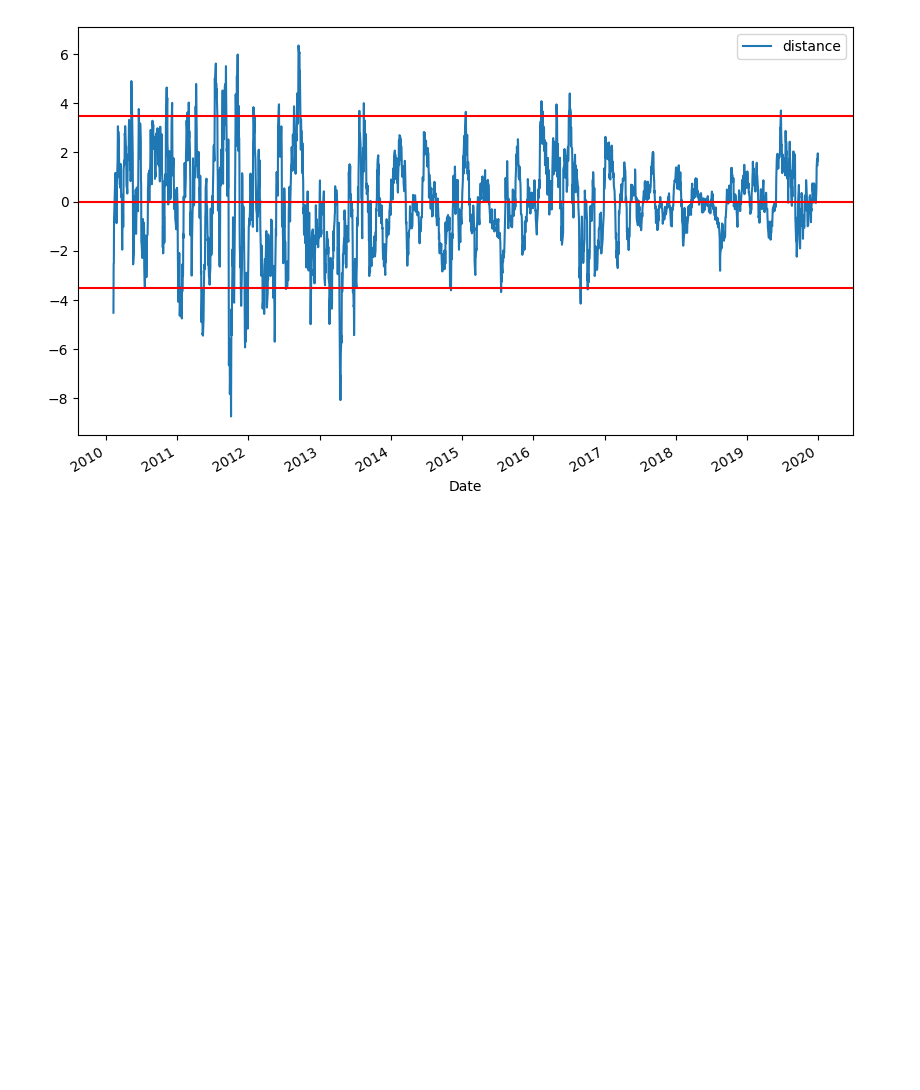
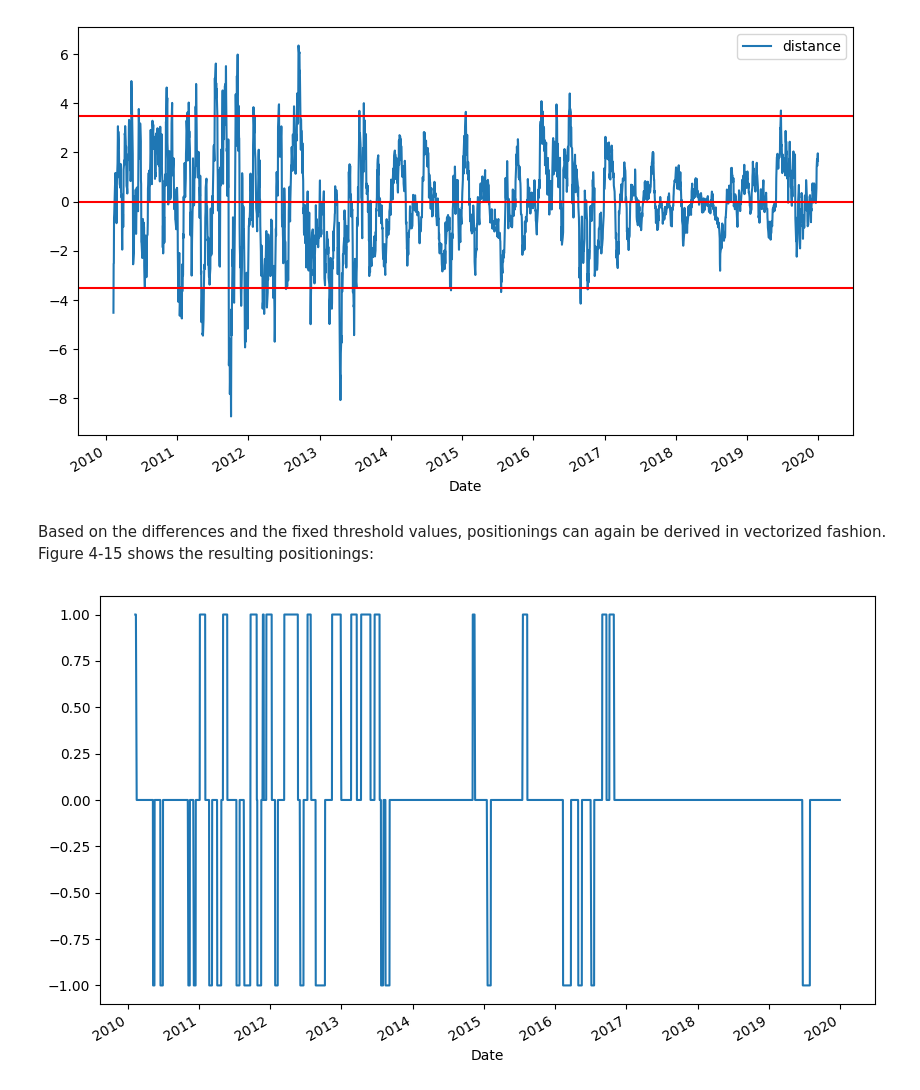
Before and after one commit to henriquemenegaz/algo-trading-python-book, a Jupyter notebook: src/03.FirstStrategies/03e_MeanReversion.ipynb, the cells around one changed output. Cells and saved outputs as stored; diff of their text form; code cells hidden in the pictures; blank space fills up the shorter version.

```diff
--- a/src/03.FirstStrategies/03e_MeanReversion.ipynb
+++ b/src/03.FirstStrategies/03e_MeanReversion.ipynb
@@ -51,3 +49,21 @@ plt.axhline(-THRESHOLD, color="r")
 plt.axhline(0, color="r");
 # %% [output]
 [figure]
+# %% [markdown]
+Based on the differences and the fixed threshold values, positionings can again be derived in vectorized fashion. Figure 4-15 shows the resulting positionings:
+# %%
+# If the distance value is greater than the threshold value, go short (set –1 in the new column position), otherwise set NaN.
+data["position"] = np.where(data["distance"] > THRESHOLD, -1, np.nan)
+# If the distance value is less than the threshold value, go long (set 1 in the new column position), otherwise set NaN.
+data["position"] = np.where(data["distance"] < -THRESHOLD, 1, data["position"])
+# If there is a change in the sign of the distance value, go market neutral (set 0), otherwise keep the column position unchanged.
+data["position"] = np.where(
+    data["distance"] * data["distance"].shift(1) < 0, 0, data["position"]
+)
+# Forward fill all NaN positions with the previous values; then replace all remaining NaN values by 0.
+data["position"] = data["position"].ffill().fillna(0)
+# Plot the resulting positionings from the index position SMA on.
+data["position"].iloc[SMA_LENGTH:].plot(ylim=[-1.1, 1.1], figsize=(10, 6))
+plt.show()
+# %% [output]
+[figure, added]
```
Also changed, not shown: parts of 4 cells of this notebook, 4 other files.
